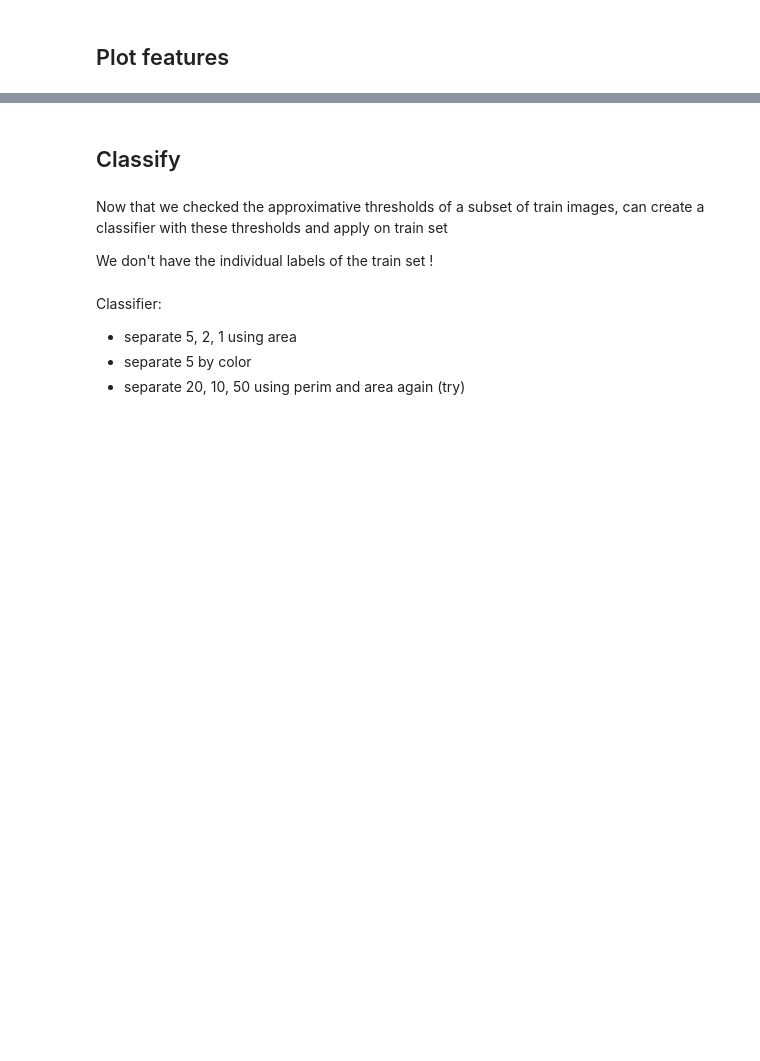
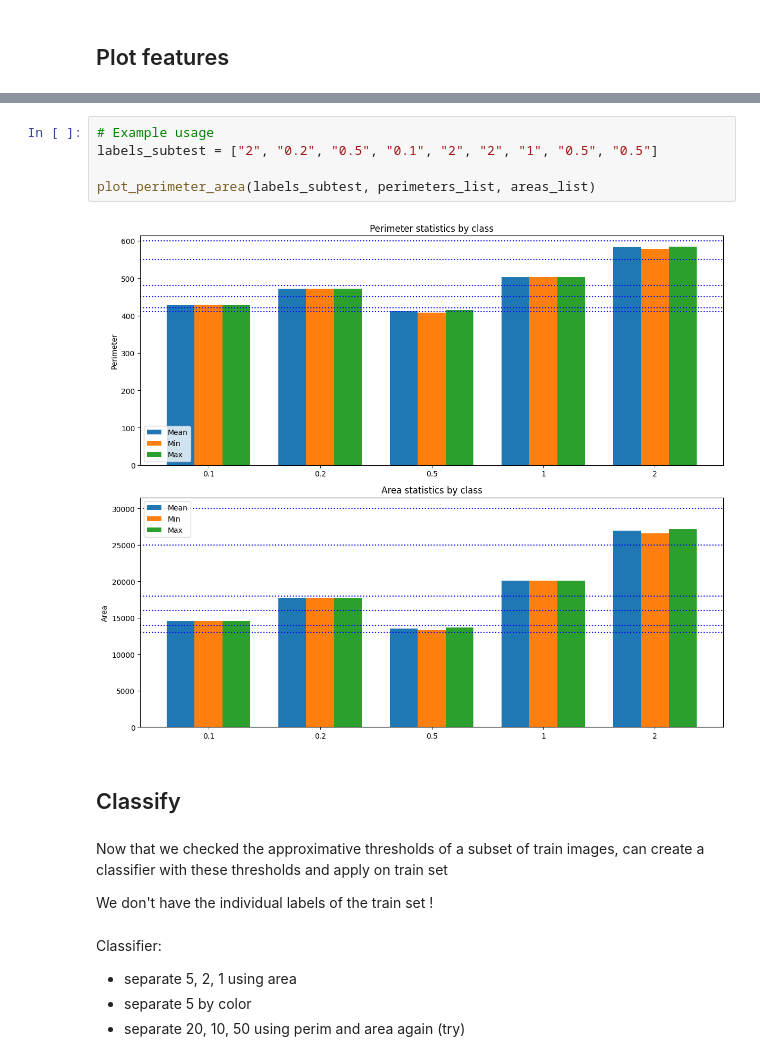
Before and after one commit to raphaellehartwig/iapr_group_55, a Jupyter notebook: project/classification_part_2.ipynb, the cells around one changed output, grey strips where cells are left out. Saved outputs shown, nothing was run; the diff lists cells and outputs as text; blank space fills up the shorter version.

```diff
--- a/project/classification_part_2.ipynb
+++ b/project/classification_part_2.ipynb
@@ -390,3 +403,10 @@ plot_perimeter_area(labels_subtest, perimeters_list, areas_list)
+# %%
+# Example usage
+labels_subtest = ["2", "0.2", "0.5", "0.1", "2", "2", "1", "0.5", "0.5"]
+
+plot_perimeter_area(labels_subtest, perimeters_list, areas_list)
+# %% [output]
+[figure, added]
 # %% [markdown]
 ## Classify
 # %% [markdown]
```
Also changed, not shown: parts of 10 cells of this notebook.
